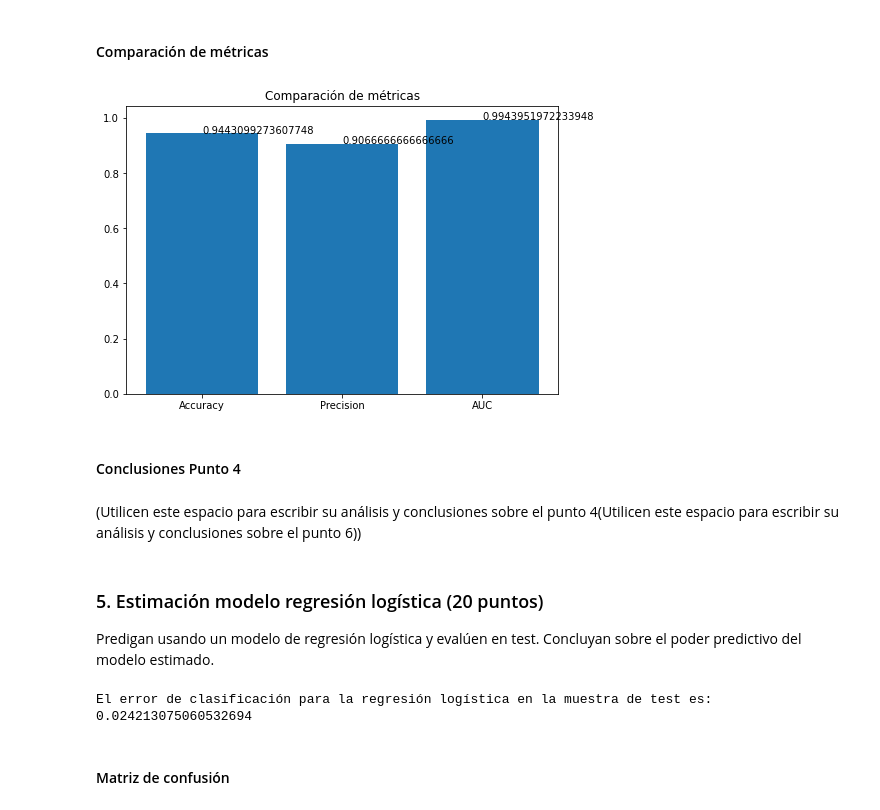
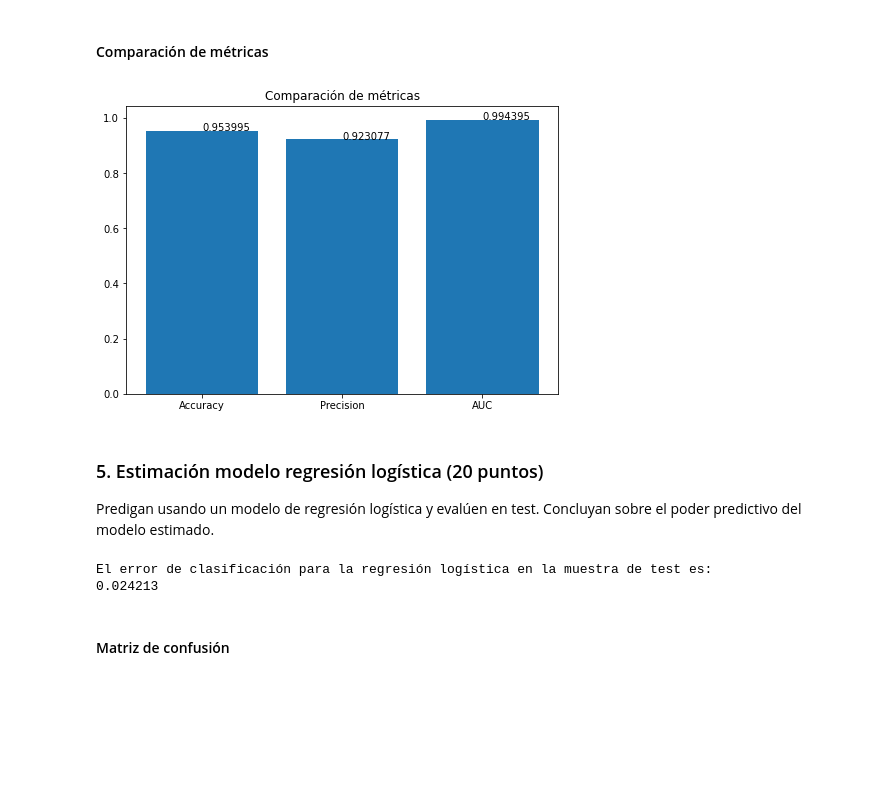
Before and after one commit to mpcortesr91/Intro_ML, a Jupyter notebook: Semana 3/Caso implementación de modelos de clasificación lineales.ipynb, the cells around one changed output. Drawn from its saved outputs; the diff is of its cells as text; code cells hidden in the pictures; blank space fills up the shorter version.

```diff
--- a/Semana 3/Caso implementación de modelos de clasificación lineales.ipynb
+++ b/Semana 3/Caso implementación de modelos de clasificación lineales.ipynb
@@ -373,21 +351,17 @@ plt.show()
 # %%
 fig = plt.figure()
 ax = fig.add_axes([0,0,1,1])
 ax.set_title("Comparación de métricas")
 ejeX = ['Accuracy', 'Precision','AUC']
-ejeY = [accuracyLDA,precisionLDA,AUCNB]
+ejeY = [round(accuracyNB,6),round(precisionNB,6),round(AUCNB,6)]
 ax.bar(ejeX,ejeY)
 def addlabels(x,y,plotP):
     for i in range(len(x)):
         plotP.text(i,y[i],y[i])
 addlabels(ejeX,ejeY,plt)
 plt.show()
 # %% [output]
-[figure, old version]
+[figure, new version]
-# %% [markdown]
-#### Conclusiones Punto 4
-# %% [markdown]
-(Utilicen este espacio para escribir su análisis y conclusiones sobre el punto 4(Utilicen este espacio para escribir su análisis y conclusiones sobre el punto 6))
 # %% [markdown]
 ### 5. Estimación modelo regresión logística (20 puntos)
 Predigan usando un modelo de regresión logística y evalúen en test. Concluyan sobre el poder predictivo del modelo estimado.
@@ -406,10 +380,10 @@ for i in range(0,len(yTest)):
         errorRegLog+=1/len(yTest)
 
 print('El error de clasificación para la regresión logística en la muestra de test es:')
-print(errorRegLog)
+print(round(errorRegLog,6))
 # %% [output]
 El error de clasificación para la regresión logística en la muestra de test es:
-0.024213075060532694
+0.024213
 # %% [markdown]
 #### Matriz de confusión
 # %%
```
Also changed, not shown: parts of 29 cells of this notebook.
